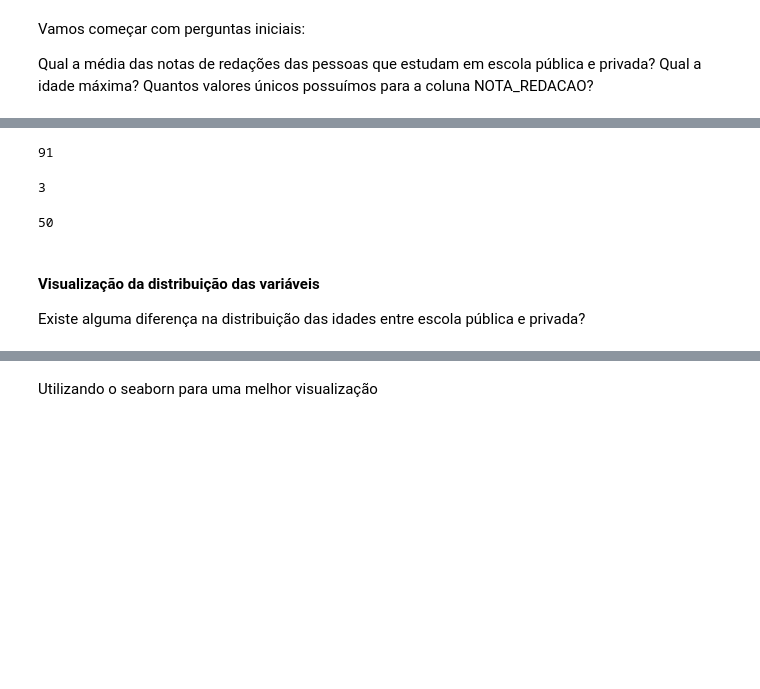
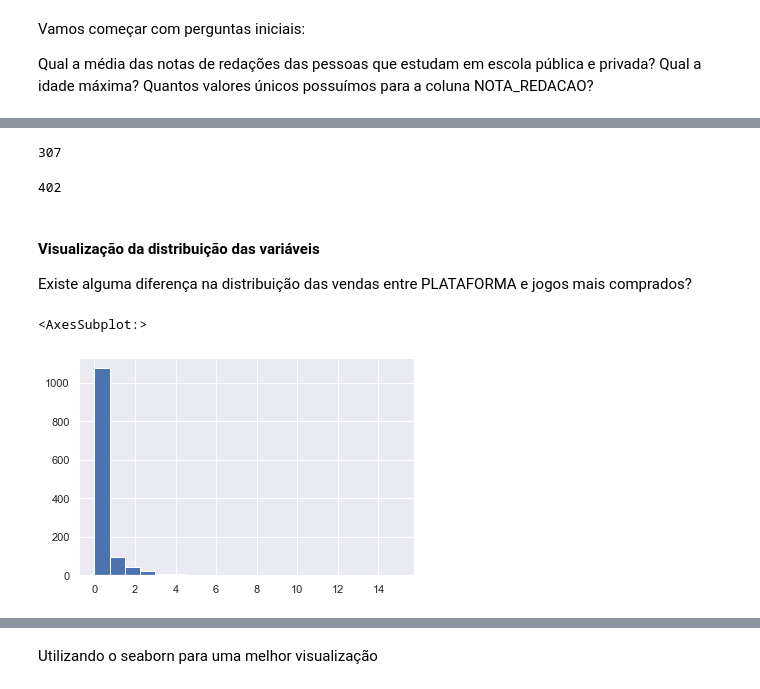
Before and after one commit to Felip-Oliv/Data_Cience, a Jupyter notebook: analise exploratoria/Análise Exploratória.ipynb, the cells around one changed output, grey strips where cells are left out. Drawn from its saved outputs; the diff is of its cells as text; code cells hidden in the pictures; blank space fills up the shorter version.

```diff
--- a/analise exploratoria/Análise Exploratória.ipynb
+++ b/analise exploratoria/Análise Exploratória.ipynb
@@ -59,19 +67,21 @@ df["VENDAS(GLOBAL)"].mean()
-# %%
-# Idade maxima
-df["IDADE"].max()
-# %% [output]
-91
+# %%
+# Valores únicos para VENDAS GLOBAIS
+len(df.groupby(["VENDAS(EU)"]).size())
+# %% [output]
+307
 # %%
-# Valores únicos para BAIRRO_ASS
-len(df.groupby(["ESCOLA"]).size())
+# Valores únicos para SUBDIVISAO
+len(df.groupby(["VENDAS(AN)"]).size())
 # %% [output]
-3
+402
-# %%
-# Valores únicos para SUBDIVISAO
-len(df.groupby(["NOTA_REDACAO"]).size())
-# %% [output]
-50
 # %% [markdown]
 #### Visualização da distribuição das variáveis
 
-Existe alguma diferença na distribuição das idades entre escola pública e privada?
+Existe alguma diferença na distribuição das vendas entre PLATAFORMA e jogos mais comprados?
+# %%
+# Resposta para distribuição de plataforma X360
+df_plat_x360 = df[df['PLATAFORMA'] == 'X360']
+df_plat_x360["VENDAS(AN)"].hist(bins=20)
+# %% [output]
+<AxesSubplot:>
+[figure, added]
```
Also changed, not shown: parts of 14 cells of this notebook.
